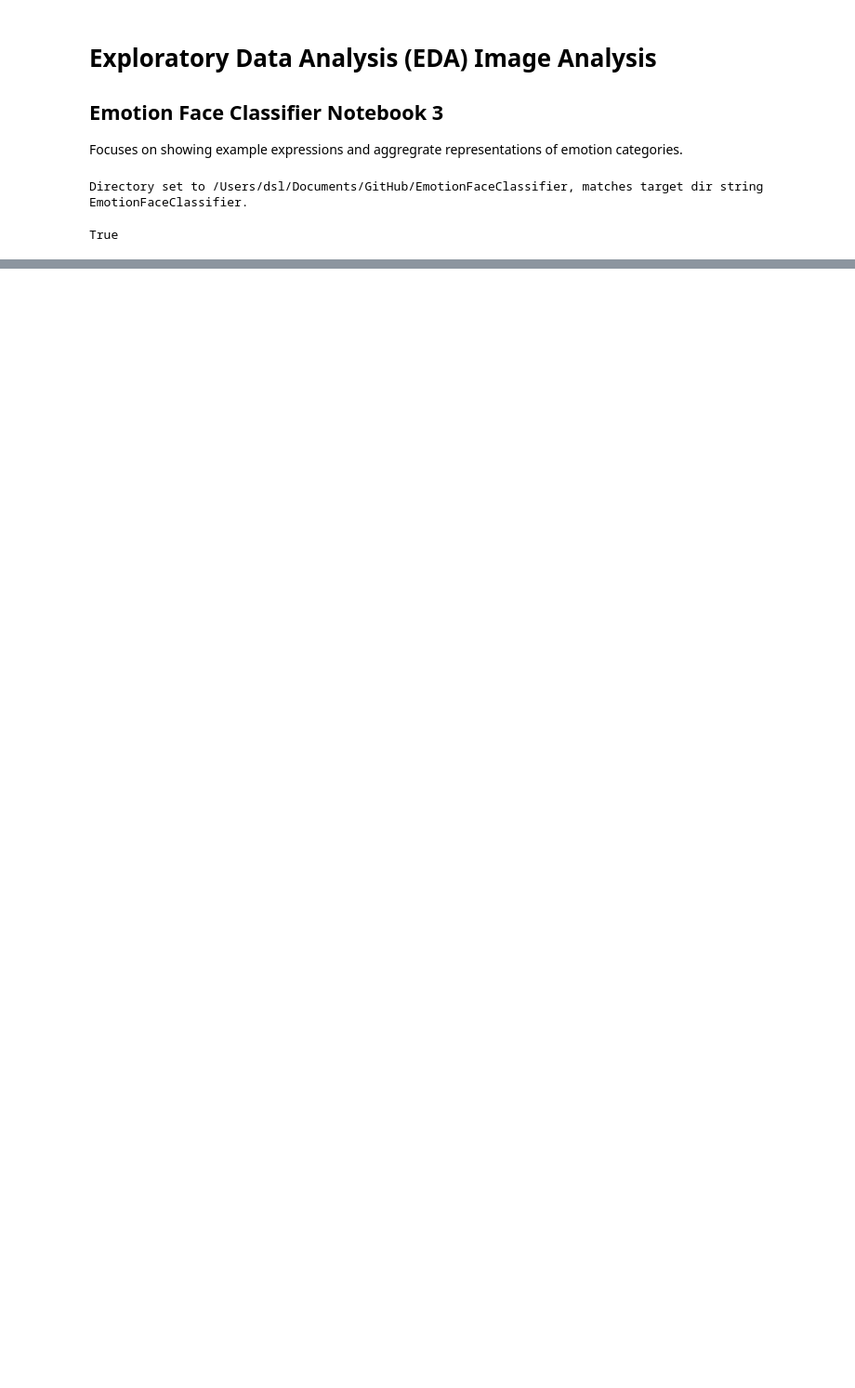
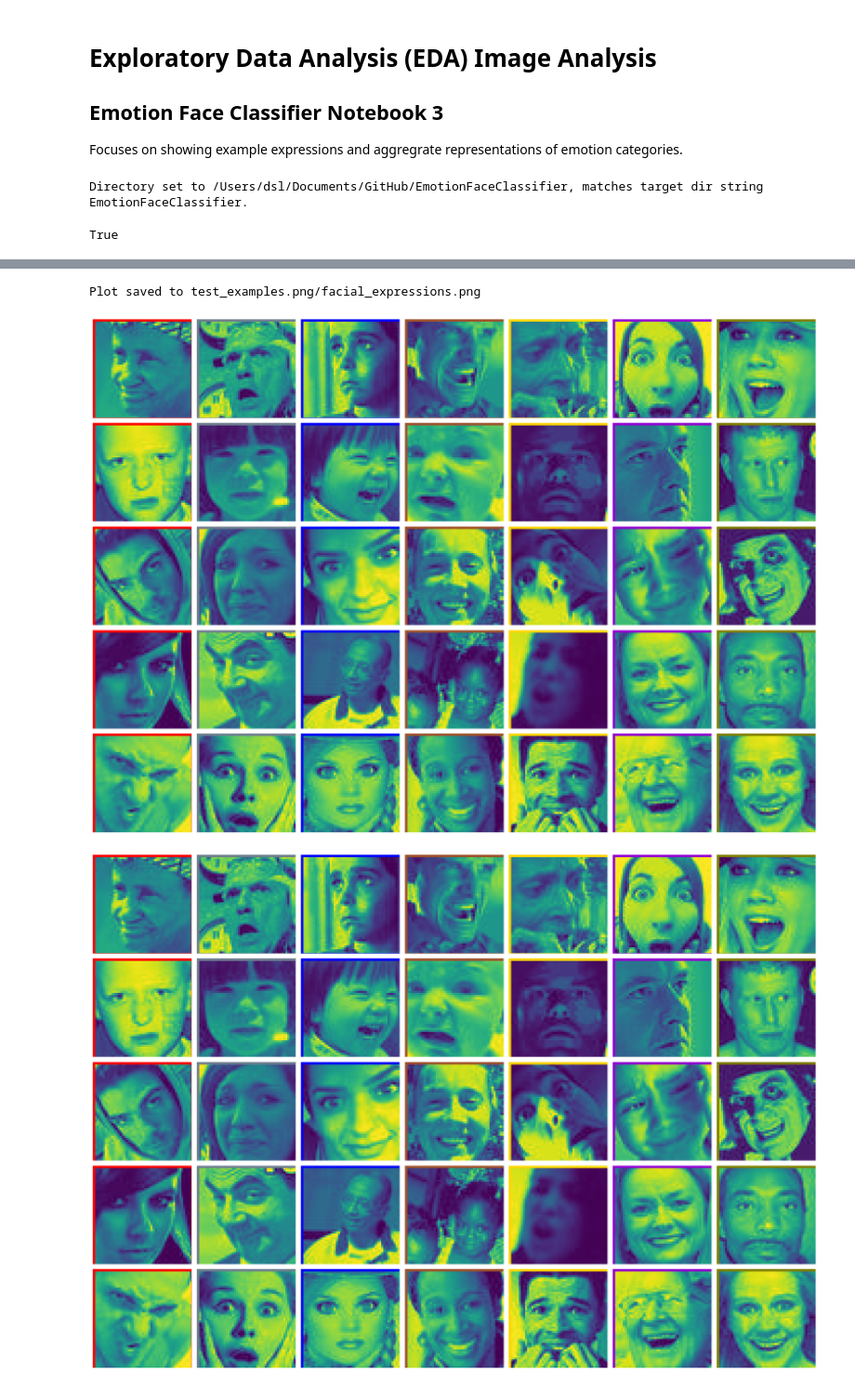
Before and after one commit to dlumian/EmotionFaceClassifier, a Jupyter notebook: notebooks/3_eda_image_analysis.ipynb, the cells around one changed output, grey strips where cells are left out. Shown: that part at 93% size. Cells and saved outputs as stored; diff of their text form; code cells hidden in the pictures; blank space fills up the shorter version.

Commit message:
Additional feature extraction work and image displays

```diff
--- a/notebooks/3_eda_image_analysis.ipynb
+++ b/notebooks/3_eda_image_analysis.ipynb
@@ -43,0 +50,8 @@ os.makedirs('imgs', exist_ok=True)
+# %%
+# Load common dicts from json config file
+common_dicts = load_json('./configs/input_mappings.json')
+# print_json(common_dicts)
+# %%
+# Get subset of emo-color mappings
+color_dict = common_dicts['plotly_styles']['Training']['color']
+color_dict
@@ -43,0 +66,2 @@ os.makedirs('imgs', exist_ok=True)
+# %%
+emo_samples = generate_sample_images(fer2013, n=5, cat_col='emotion', path_col='img_path')
@@ -43,0 +88,12 @@ os.makedirs('imgs', exist_ok=True)
+# %%
+plot_facial_expressions(
+    image_dict=emo_samples,
+    row_labels=None,
+    label_colors=color_dict,
+    save_path='test_examples.png',
+    file_name=None
+)
+# %% [output]
+Plot saved to test_examples.png/facial_expressions.png
+[figure, added]
+[figure, added]
```
Also changed, not shown: parts of 13 cells of this notebook, 4 other files.
